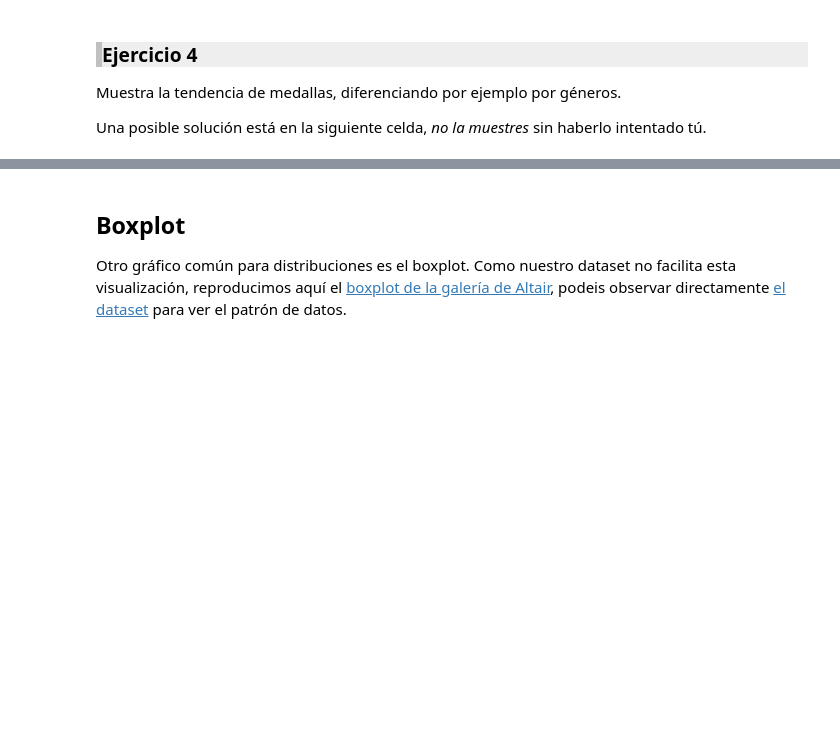
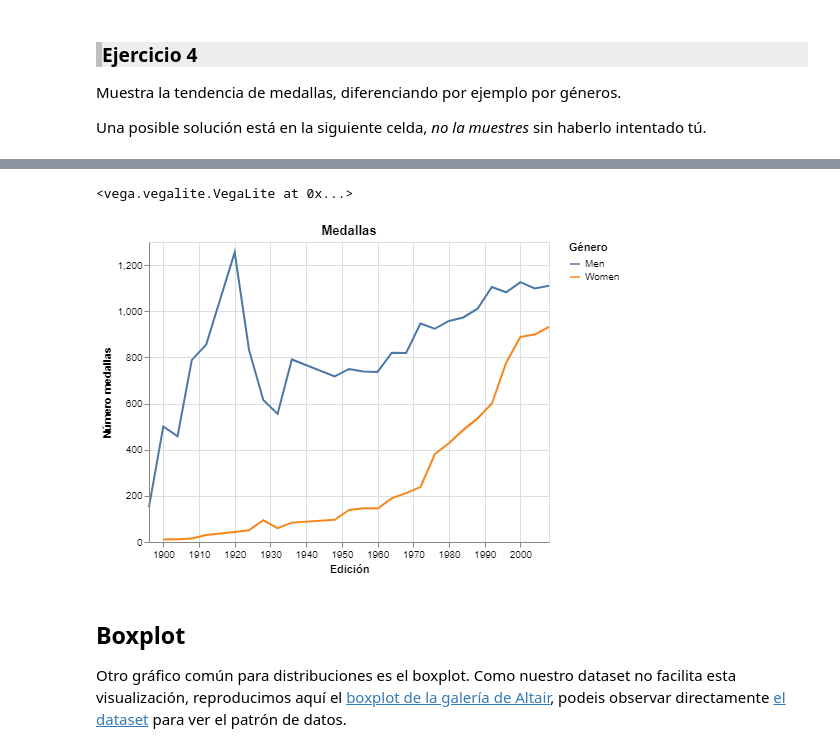
Before and after one commit to rogroc/Postgrau-Data-Science-UB, a Jupyter notebook: 10_DataVisualization/Exploración de datosSolucion.ipynb, the cells around one changed output, grey strips where cells are left out. Cells and saved outputs as stored; diff of their text form; code cells hidden in the pictures; blank space fills up the shorter version.

```diff
--- a/10_DataVisualization/Exploración de datosSolucion.ipynb
+++ b/10_DataVisualization/Exploración de datosSolucion.ipynb
@@ -666,5 +703,5 @@ alt.Chart('https://raw.githubusercontent.com/MireiaUB/PostGraduateInfoVis/master
     color=alt.Color('Gender:N',title="Género")
 )
 
-hide_toggle()
+# hide_toggle()
 # %% [output]
@@ -672,3 +708,5 @@ hide_toggle()
+<vega.vegalite.VegaLite at 0x...>
+[figure, added]
 # %% [markdown]
 ## Boxplot
 
```
Also changed, not shown: parts of 14 cells of this notebook, 5 other files.
